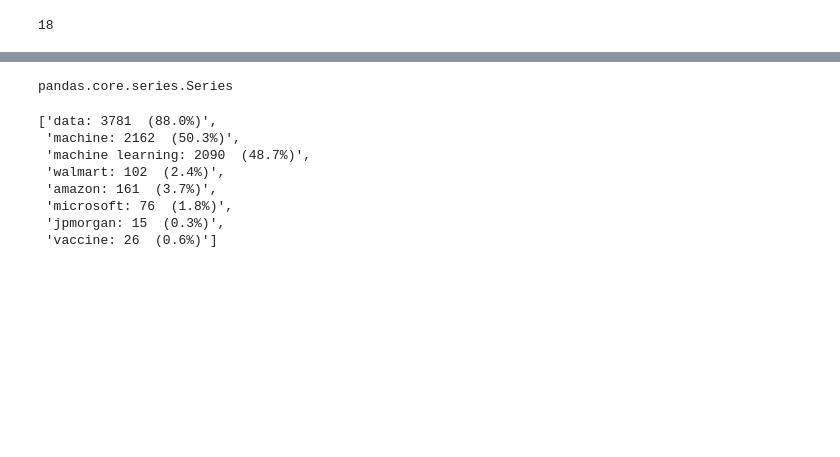
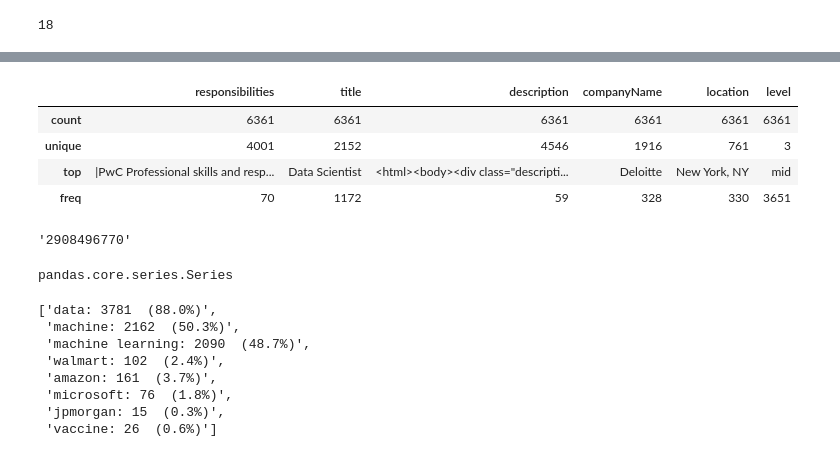
Before and after one commit to billbell73/nlp_project, a Jupyter notebook: EDA_3.ipynb, the cells around one changed output, grey strips where cells are left out. Drawn from its saved outputs; the diff is of its cells as text; code cells hidden in the pictures; blank space fills up the shorter version.

```diff
--- a/EDA_3.ipynb
+++ b/EDA_3.ipynb
@@ -109,3 +186,15 @@ df2.to_pickle('responsibilities_df_2.pickle')
+# %%
+df2.describe()
+# %% [output]
+|  | responsibilities | title | description | companyName | location | level |
+| count | 6361 | 6361 | 6361 | 6361 | 6361 | 6361 |
+| unique | 4001 | 2152 | 4546 | 1916 | 761 | 3 |
+| top | |PwC Professional skills and resp... | Data Scientist | <html><body><div class="descripti... | Deloitte | New York, NY | mid |
+| freq | 70 | 1172 | 59 | 328 | 330 | 3651 |
+# %%
+df2.iloc[0].name
+# %% [output]
+'2908496770'
 # %%
 type(df2.responsibilities)
 # %% [output]
```
Also changed, not shown: parts of 14 cells of this notebook, 4 other files.
